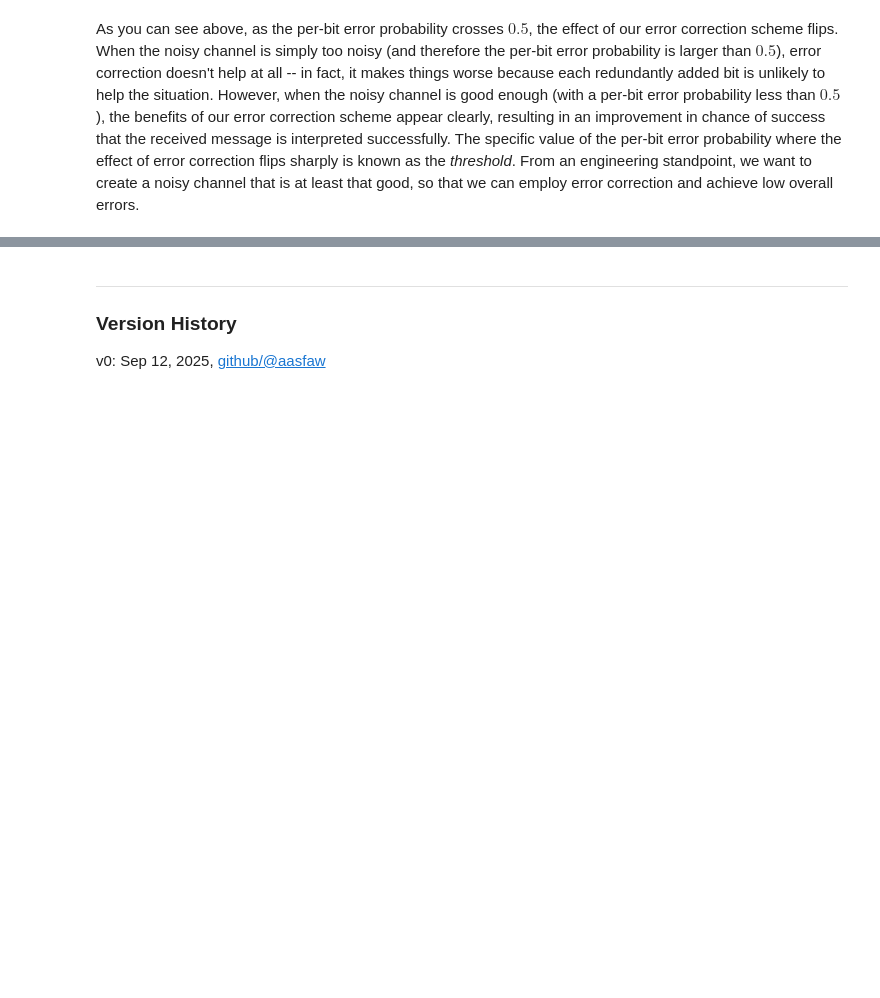
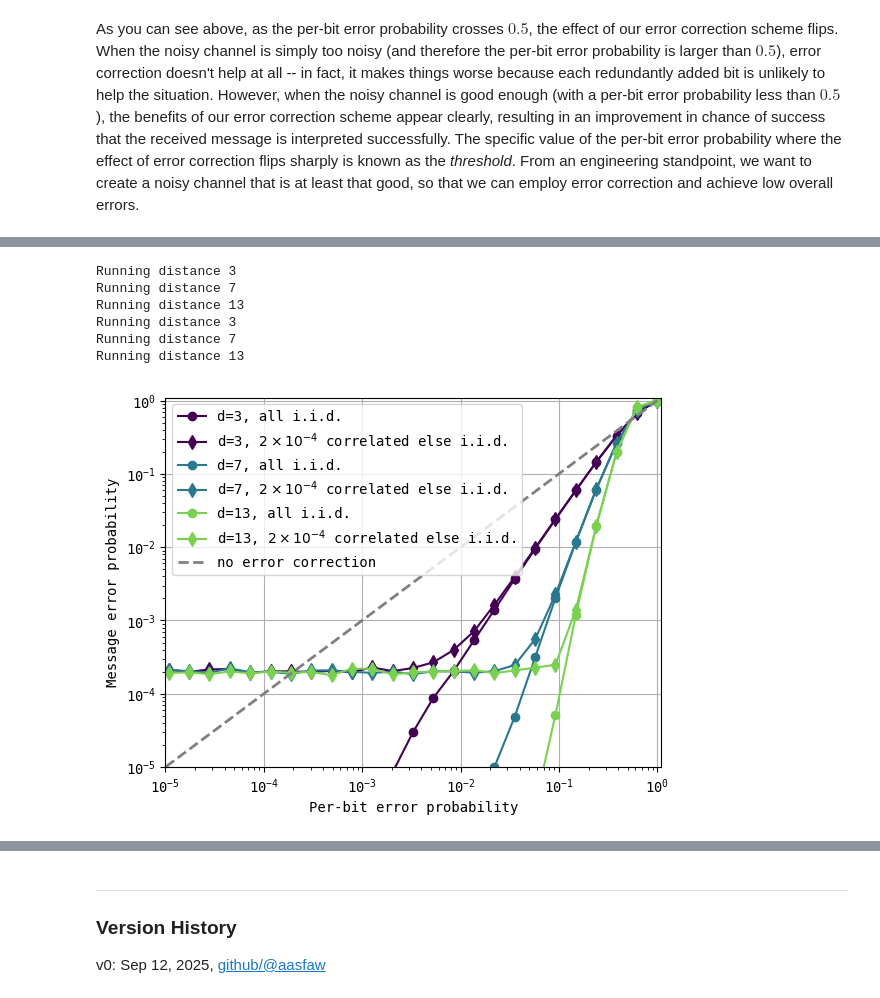
Before and after one commit to seunomonije/deltakit-textbook, a Jupyter notebook: docs/notebooks/ch1-intuition/classical-intuition.ipynb, the cells around one changed output, grey strips where cells are left out. Drawn from its saved outputs; the diff is of its cells as text; code cells hidden in the pictures; blank space fills up the shorter version.

Commit message:
add correlated errors example

```diff
--- a/docs/notebooks/ch1-intuition/classical-intuition.ipynb
+++ b/docs/notebooks/ch1-intuition/classical-intuition.ipynb
@@ -184,0 +238,47 @@ As you can see above, as the per-bit error probability crosses $0.5$, the effect
+# %%
+code_distances = [3, 7, 13]
+p_errors = np.logspace(start = -6, stop = 0, num = 30)
+p_correlated = 2e-4
+# %%
+all_code_distance_error_probabilities_random_iid = []
+for code_distance in code_distances:
+    print(f"Running distance {code_distance}")
+    code_distance_error_probabilities_random_iid = []
+    for p_error in p_errors:
+        code_distance_error_probabilities_random_iid.append(
+            get_code_error_probability_random_iid(code_distance, p_error, n_shots = 2000000)
+        )
+    all_code_distance_error_probabilities_random_iid.append(code_distance_error_probabilities_random_iid)
+
+all_code_distance_error_probabilities_correlated = []
+for code_distance in code_distances:
+    print(f"Running distance {code_distance}")
+    code_distance_error_probabilities_correlated = []
+    for p_error in p_errors:
+        code_distance_error_probabilities_correlated.append(
+            get_code_error_probability_correlated(code_distance, p_error, p_correlated, n_shots = 2000000)
+        )
+    all_code_distance_error_probabilities_correlated.append(code_distance_error_probabilities_correlated)
+# %% [output]
+Running distance 3
+Running distance 7
+Running distance 13
+Running distance 3
+Running distance 7
+Running distance 13
+# %%
+colors = plotter.cm.viridis(np.linspace(0, 0.8, len(code_distances)))
+
+for color, code_distance, error_probabilities_random_iid, error_probabilities_correlated in zip(colors, code_distances, all_code_distance_error_probabilities_random_iid, all_code_distance_error_probabilities_correlated):
+    plotter.loglog(p_errors, error_probabilities_random_iid, marker = '.', markersize = 12, label=f'd={code_distance}, all i.i.d.', color = color)
+    plotter.loglog(p_errors, error_probabilities_correlated, marker = 'd', markersize = 7, label=fr'd={code_distance}, $2\times10^{{-4}}$ correlated else i.i.d.', color = color)
+plotter.loglog(p_errors, p_errors, linestyle = '--', linewidth = 2, label=f'no error correction', color = 'gray')
+plotter.legend()
+plotter.xlabel('Per-bit error probability')
+plotter.ylabel('Message error probability')
+plotter.xlim([1e-5, 1.1])
+plotter.ylim([1e-5, 1.1])
+plotter.grid()
+plotter.show()
+# %% [output]
+[figure, added]
```
Also changed, not shown: parts of 10 cells of this notebook, 2 other files.
